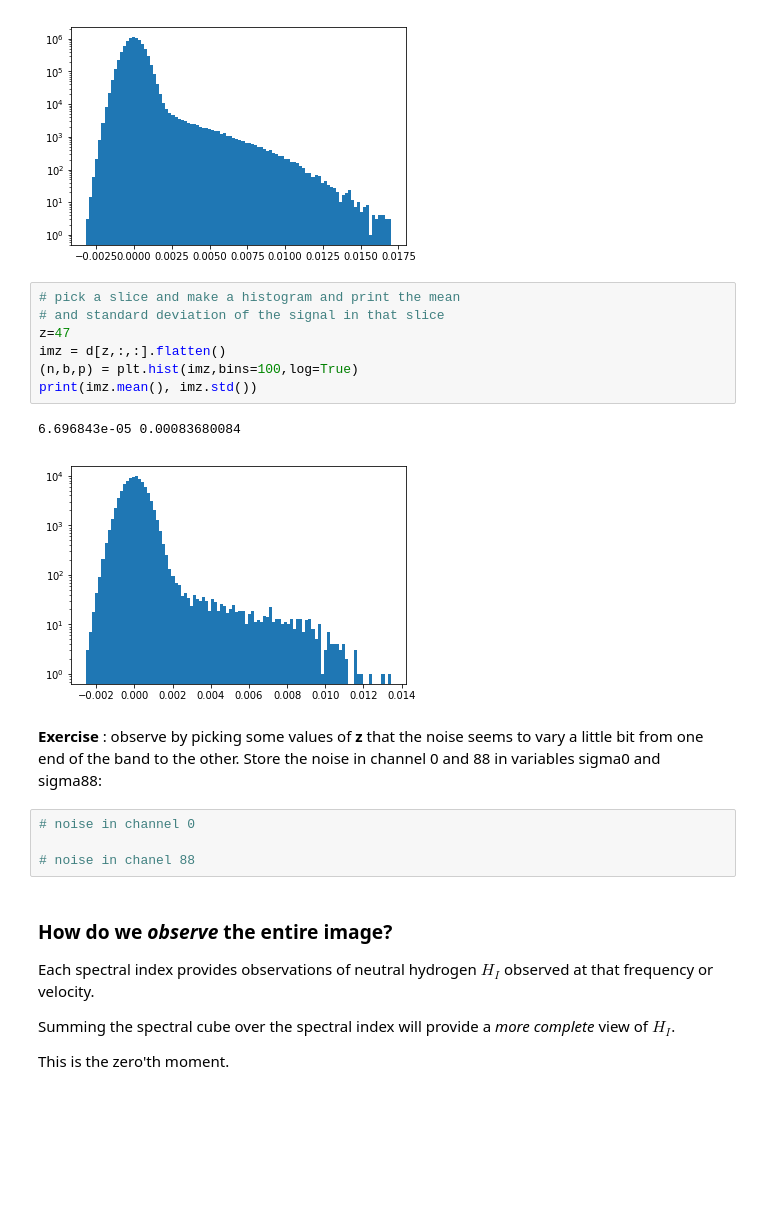
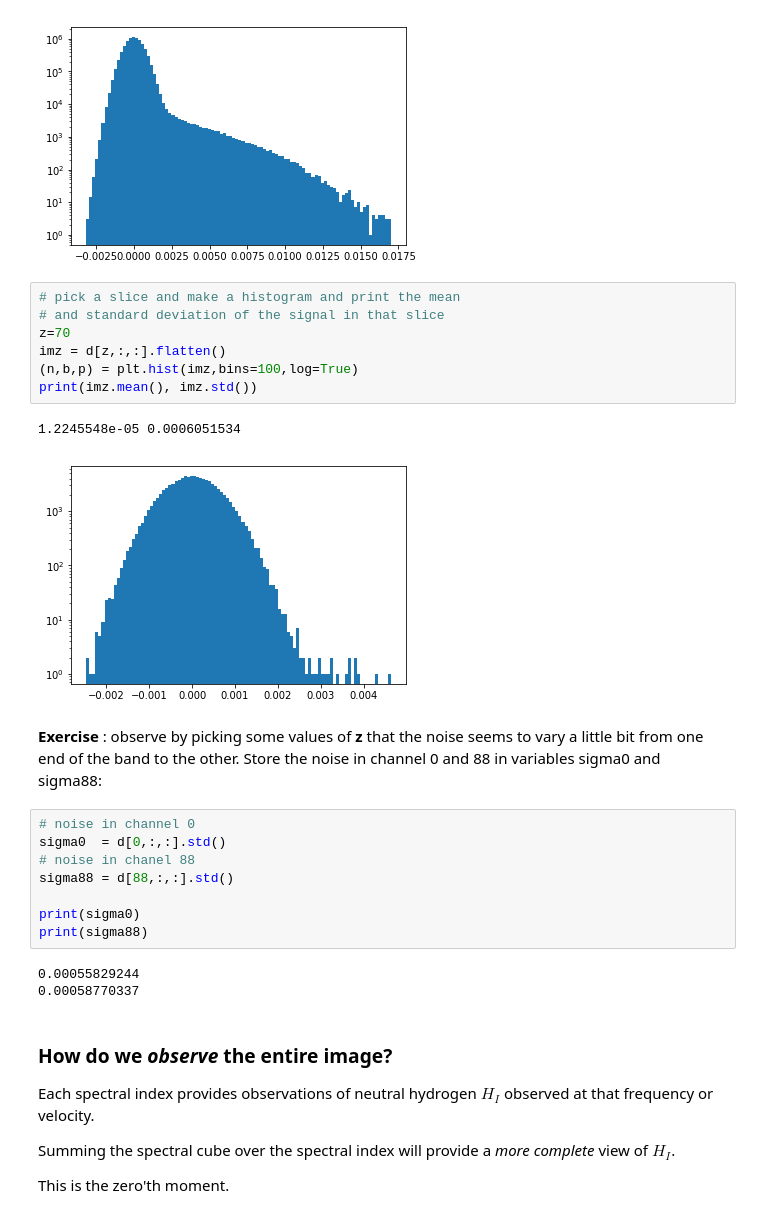
Before and after one commit to kylermurphy/astr288p_2018, a Jupyter notebook: notebooks/Lecture10_08_n6503.ipynb, the cells around one changed output. Saved outputs shown, nothing was run; the diff lists cells and outputs as text; blank space fills up the shorter version.

```diff
--- a/notebooks/Lecture10_08_n6503.ipynb
+++ b/notebooks/Lecture10_08_n6503.ipynb
@@ -303,19 +303,26 @@ So let us plot the vertical axis logarithmically, so we can better see what is g
 # %%
 # pick a slice and make a histogram and print the mean
 # and standard deviation of the signal in that slice
-z=47
+z=70
 imz = d[z,:,:].flatten()
 (n,b,p) = plt.hist(imz,bins=100,log=True)
 print(imz.mean(), imz.std())
 # %% [output]
-6.696843e-05 0.00083680084
+1.2245548e-05 0.0006051534
-[figure, old version]
+[figure, new version]
 # %% [markdown]
 **Exercise** : observe by picking some values of **z** that the noise seems to vary a little bit from one end of the band to the other.  Store the noise in channel 0 and 88 in variables sigma0 and sigma88:
 # %%
 # noise in channel 0
+sigma0  = d[0,:,:].std()
+# noise in chanel 88
+sigma88 = d[88,:,:].std()
 
-# noise in chanel 88
+print(sigma0)
+print(sigma88)
+# %% [output]
+0.00055829244
+0.00058770337
 # %% [markdown]
 ### How do we _observe_ the entire image?
 
```
Also changed, not shown: parts of 3 cells of this notebook.
